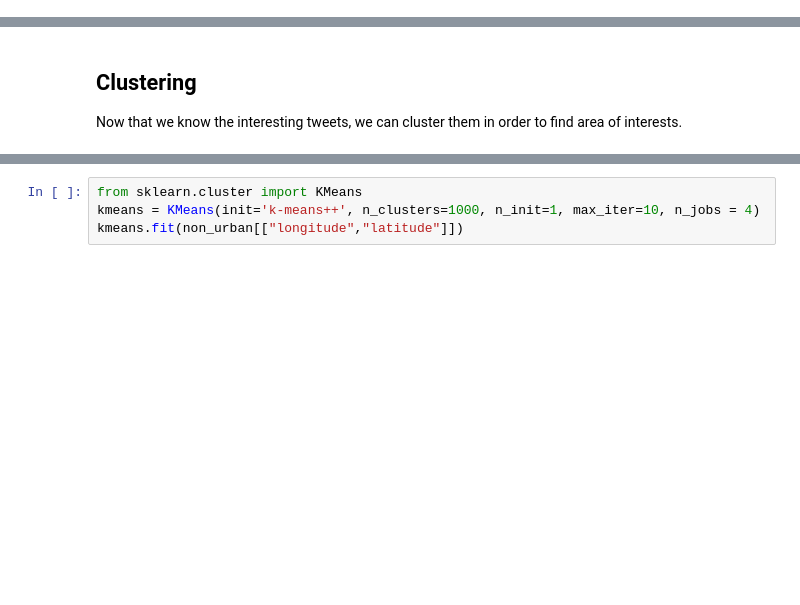
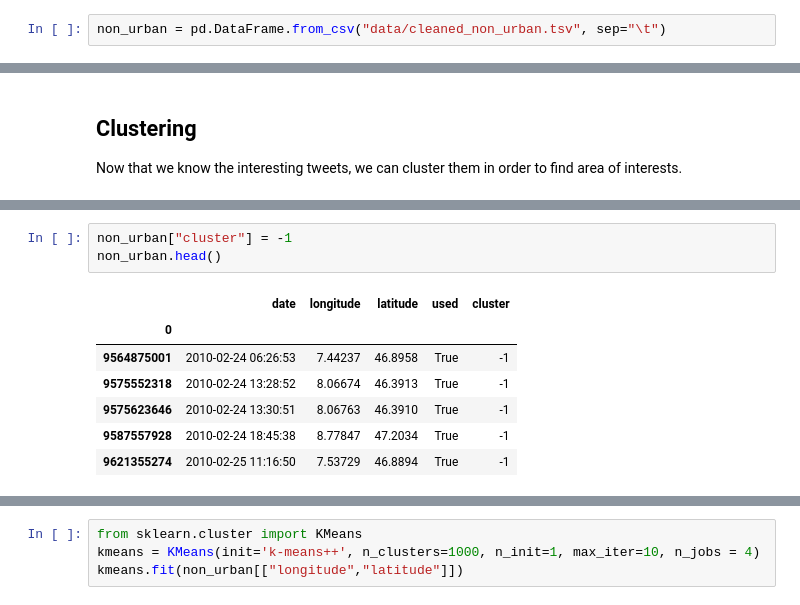
Before and after one commit to nathanquinteiro/ADA-Project, a Jupyter notebook: DataCleaning_Urbanization.ipynb, the cells around one changed output, grey strips where cells are left out. Drawn from its saved outputs; the diff is of its cells as text; blank space fills up the shorter version.

```diff
--- a/DataCleaning_Urbanization.ipynb
+++ b/DataCleaning_Urbanization.ipynb
@@ -192,0 +180,2 @@ non_urban.head()
+# %%
+non_urban = pd.DataFrame.from_csv("data/cleaned_non_urban.tsv", sep="\t")
@@ -196,0 +284,11 @@ Now that we know the interesting tweets, we can cluster them in order to find ar
+# %%
+non_urban["cluster"] = -1
+non_urban.head()
+# %% [output]
+|  | date | longitude | latitude | used | cluster |
+| 0 |  |  |  |  |  |
+| 9564875001 | 2010-02-24 06:26:53 | 7.44237 | 46.8958 | True | -1 |
+| 9575552318 | 2010-02-24 13:28:52 | 8.06674 | 46.3913 | True | -1 |
+| 9575623646 | 2010-02-24 13:30:51 | 8.06763 | 46.3910 | True | -1 |
+| 9587557928 | 2010-02-24 18:45:38 | 8.77847 | 47.2034 | True | -1 |
+| 9621355274 | 2010-02-25 11:16:50 | 7.53729 | 46.8894 | True | -1 |
```
Also changed, not shown: parts of 16 cells of this notebook, 4 other files.
